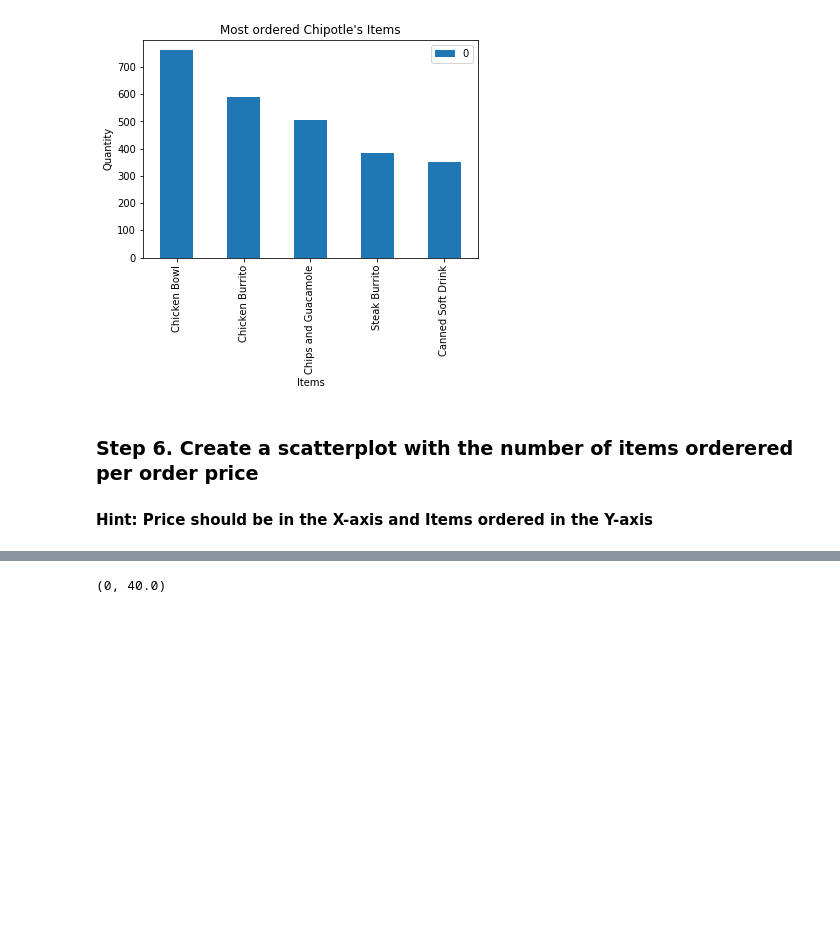
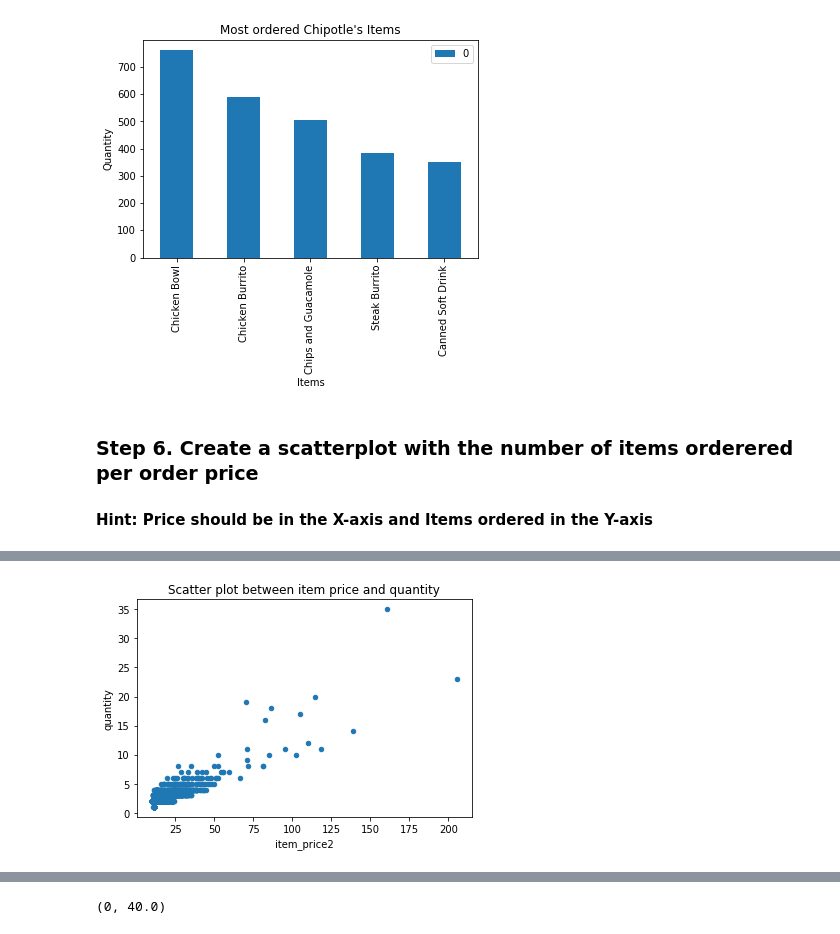
Before and after one commit to MVillasuso/DS_MVL, a Jupyter notebook: PROYECTOS/Entregas_Ejercicios_MVL/pandas/07_Chipotle_Solutions_MVL.ipynb, the cells around one changed output, grey strips where cells are left out. Saved outputs shown, nothing was run; the diff lists cells and outputs as text; code cells hidden in the pictures; blank space fills up the shorter version.

```diff
--- a/PROYECTOS/Entregas_Ejercicios_MVL/pandas/07_Chipotle_Solutions_MVL.ipynb
+++ b/PROYECTOS/Entregas_Ejercicios_MVL/pandas/07_Chipotle_Solutions_MVL.ipynb
@@ -221,3 +259,6 @@ Quantities: [761 591 506 386 351]
 # %% [markdown]
 ### Step 6. Create a scatterplot with the number of items orderered per order price
 #### Hint: Price should be in the X-axis and Items ordered in the Y-axis
+# %%
+chipo['item_price2'] = chipo['item_price'].str[1:].astype(float)
+chipo['tot_price'] = chipo['item_price2'] * chipo["quantity"]
@@ -223,0 +279,2 @@ Quantities: [761 591 506 386 351]
+# %%
+dfx = chipo.groupby("order_id").sum()
@@ -223,0 +309,5 @@ Quantities: [761 591 506 386 351]
+# %%
+dfx.plot.scatter(x="item_price2", y="quantity", title= "Scatter plot between item price and quantity");
+plt.show(block=True)
+# %% [output]
+[figure, added]
```
Also changed, not shown: parts of 12 cells of this notebook, 6 other files.
